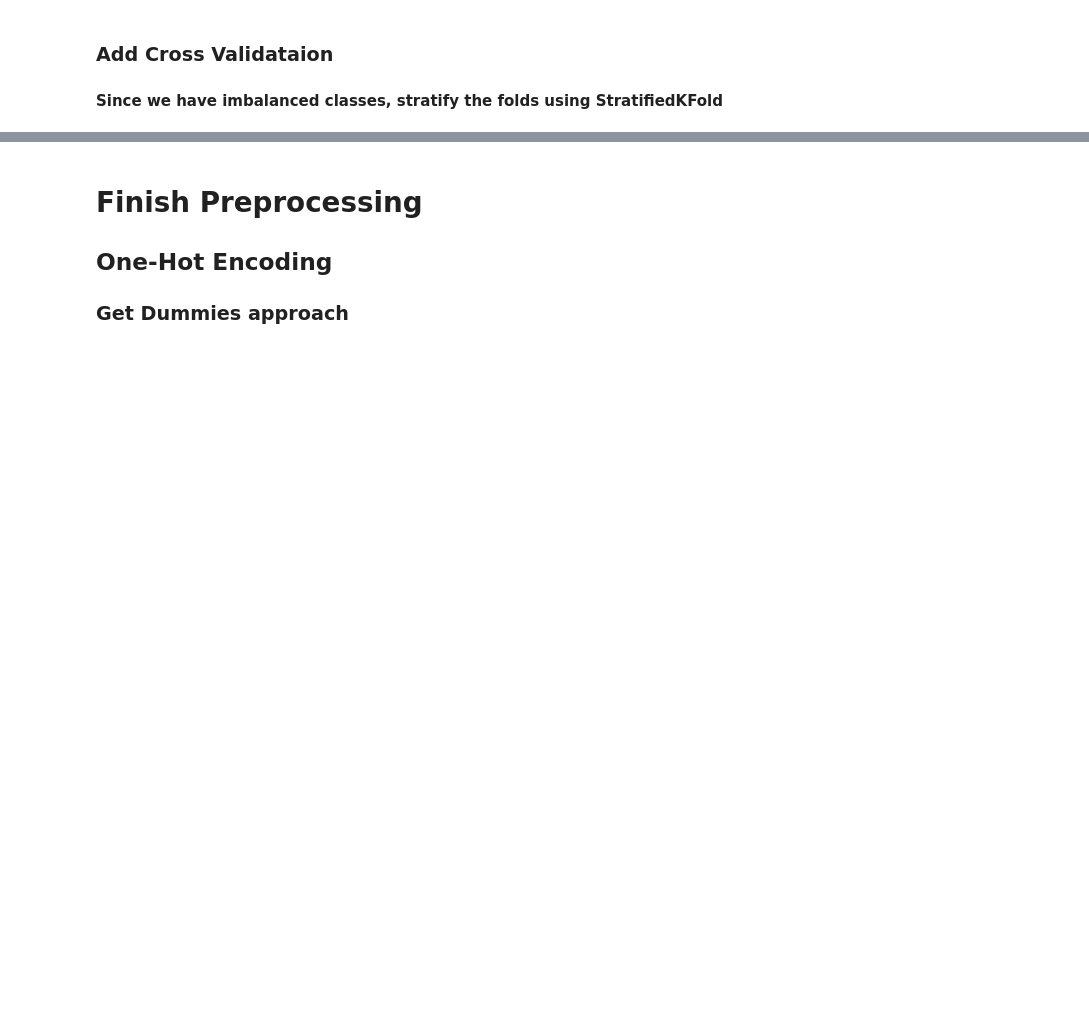
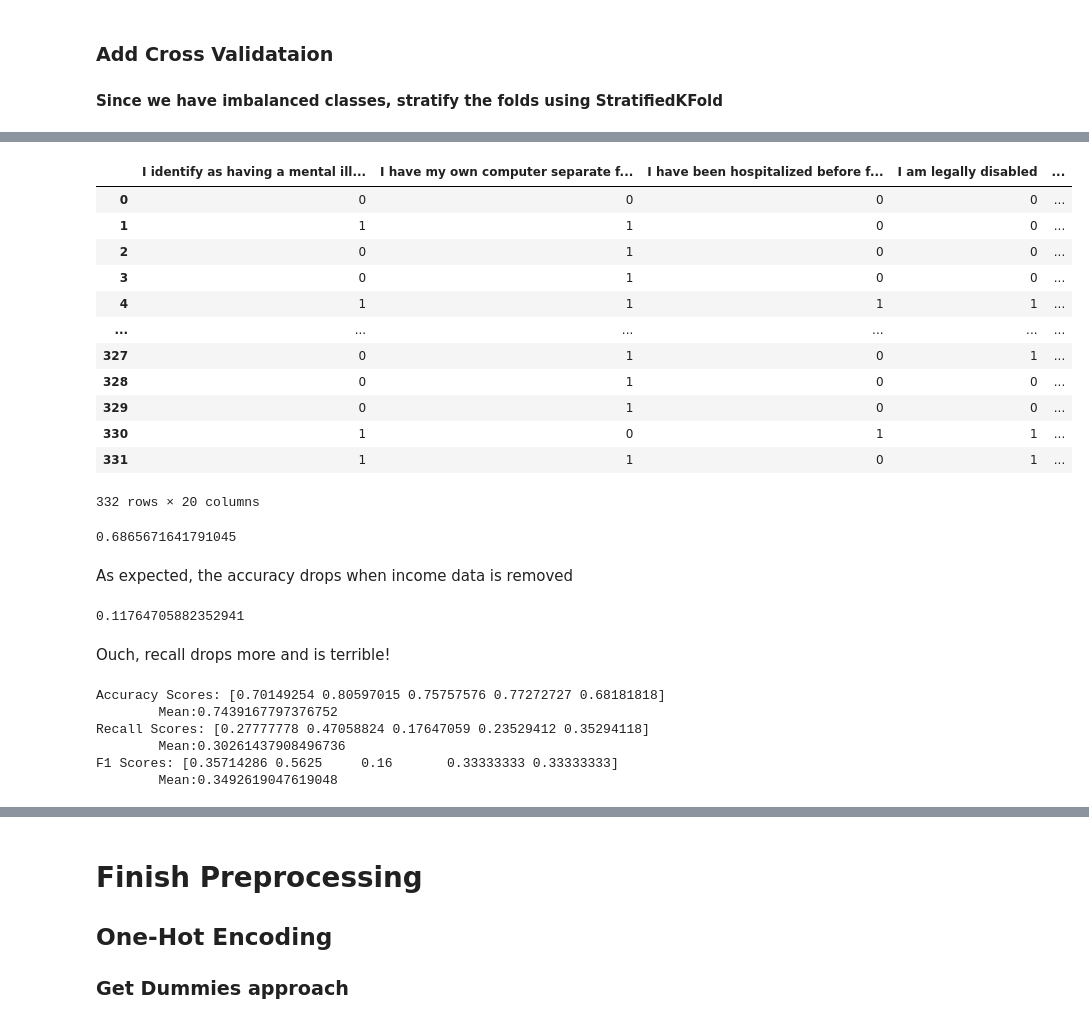
Before and after one commit to camerongridley/UnemploymentMentalHealth, a Jupyter notebook: eda_and_modeling.ipynb, the cells around one changed output, grey strips where cells are left out. Drawn from its saved outputs; the diff is of its cells as text; code cells hidden in the pictures; blank space fills up the shorter version.

```diff
--- a/eda_and_modeling.ipynb
+++ b/eda_and_modeling.ipynb
@@ -486,0 +494,46 @@ F1 Scores: [0.375      0.5        0.46153846 0.46153846 0.45714286]
+# %%
+numeric_features = [x for x in numeric_features if x not in ['Annual income (including any social welfare programs) in USD', 'Annual income from social welfare programs']]
+# %%
+y = data['I am unemployed']
+X = data[numeric_features]
+X
+# %% [output]
+|  | I identify as having a mental ill... | I have my own computer separate f... | I have been hospitalized before f... | I am legally disabled | ... |
+| 0 | 0 | 0 | 0 | 0 | ... |
+| 1 | 1 | 1 | 0 | 0 | ... |
+| 2 | 0 | 1 | 0 | 0 | ... |
+| 3 | 0 | 1 | 0 | 0 | ... |
+| 4 | 1 | 1 | 1 | 1 | ... |
+| ... | ... | ... | ... | ... | ... |
+| 327 | 0 | 1 | 0 | 1 | ... |
+| 328 | 0 | 1 | 0 | 0 | ... |
+| 329 | 0 | 1 | 0 | 0 | ... |
+| 330 | 1 | 0 | 1 | 1 | ... |
+| 331 | 1 | 1 | 0 | 1 | ... |
+332 rows × 20 columns
+# %%
+X_train, X_test, y_train, y_test = train_test_split(X, y, test_size=.2, random_state=17, stratify=y)
+rf_model = RandomForestClassifier()
+
+rf_model.fit(X_train, y_train)
+rf_model.score(X_test, y_test)
+# %% [output]
+0.6865671641791045
+# %% [markdown]
+As expected, the accuracy drops when income data is removed
+# %%
+y_pred = rf_model.predict(X_test)
+recall_score(y_test, y_pred)
+# %% [output]
+0.11764705882352941
+# %% [markdown]
+Ouch, recall drops more and is terrible!
+# %%
+run_cv_rf(X, y)
+# %% [output]
+Accuracy Scores: [0.70149254 0.80597015 0.75757576 0.77272727 0.68181818]
+        Mean:0.7439167797376752
+Recall Scores: [0.27777778 0.47058824 0.17647059 0.23529412 0.35294118]
+        Mean:0.30261437908496736
+F1 Scores: [0.35714286 0.5625     0.16       0.33333333 0.33333333]
+        Mean:0.3492619047619048
```
Also changed, not shown: parts of 18 cells of this notebook, 1 other file.
